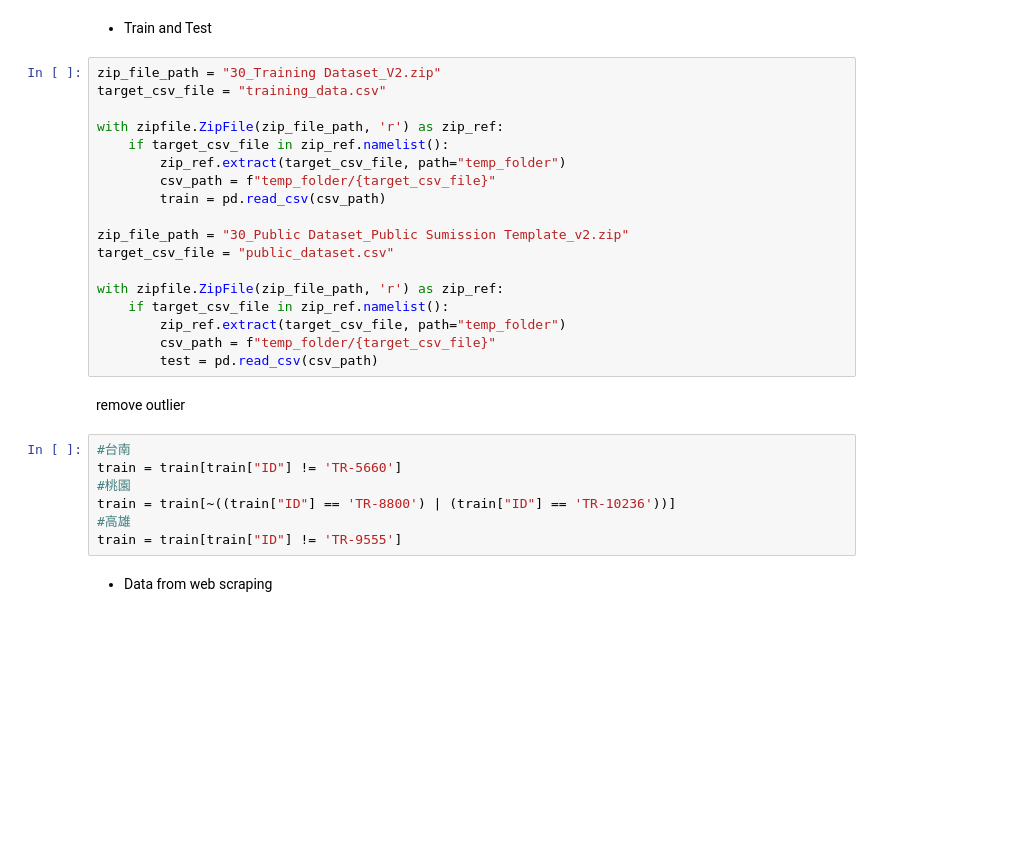
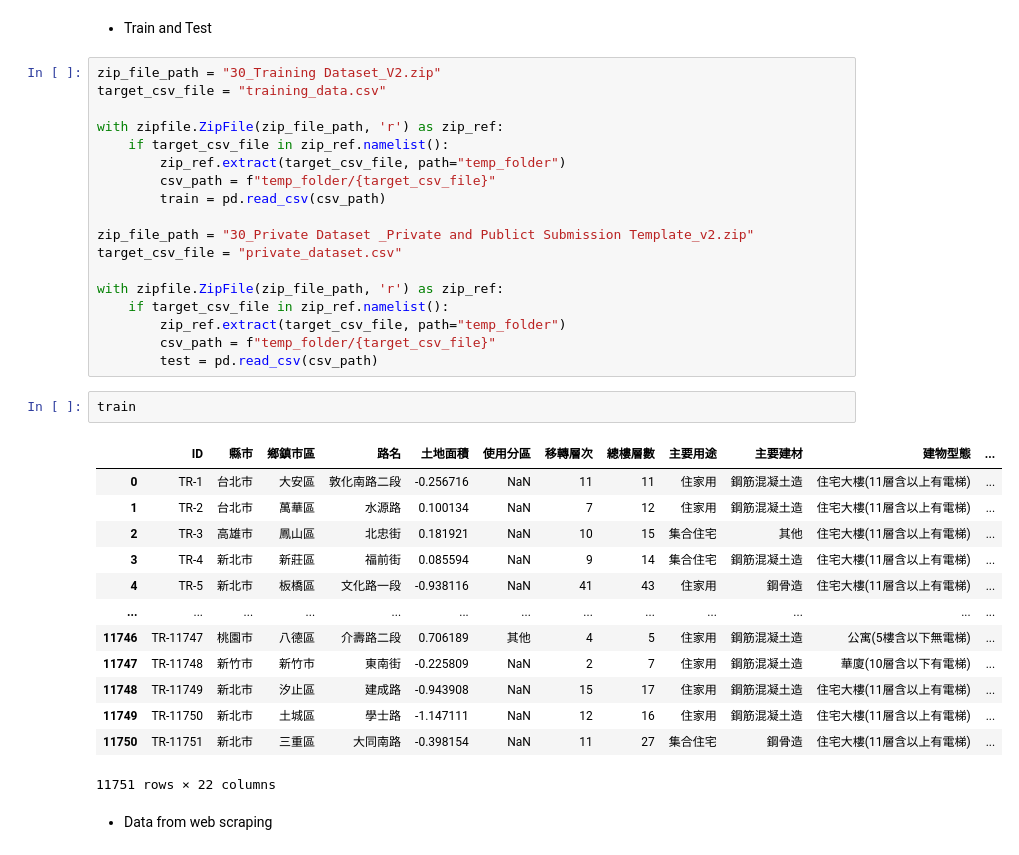
Before and after one commit to BluedreamV1B3/Taiwan-House-Price-Prediction-Competition, a Jupyter notebook: House Price Prediction Competition.ipynb, the cells around one changed output. Cells and saved outputs as stored; diff of their text form; blank space fills up the shorter version.

```diff
--- a/House Price Prediction Competition.ipynb
+++ b/House Price Prediction Competition.ipynb
@@ -57,23 +61,30 @@ with zipfile.ZipFile(zip_file_path, 'r') as zip_ref:
         csv_path = f"temp_folder/{target_csv_file}"
         train = pd.read_csv(csv_path)
 
-zip_file_path = "30_Public Dataset_Public Sumission Template_v2.zip"
-target_csv_file = "public_dataset.csv"
+zip_file_path = "30_Private Dataset _Private and Publict Submission Template_v2.zip"
+target_csv_file = "private_dataset.csv"
 
 with zipfile.ZipFile(zip_file_path, 'r') as zip_ref:
     if target_csv_file in zip_ref.namelist():
         zip_ref.extract(target_csv_file, path="temp_folder")
         csv_path = f"temp_folder/{target_csv_file}"
         test = pd.read_csv(csv_path)
-# %% [markdown]
-remove outlier
-# %%
-#台南
-train = train[train["ID"] != 'TR-5660']
-#桃園
-train = train[~((train["ID"] == 'TR-8800') | (train["ID"] == 'TR-10236'))]
-#高雄
-train = train[train["ID"] != 'TR-9555']
+# %%
+train
+# %% [output]
+|  | ID | 縣市 | 鄉鎮市區 | 路名 | 土地面積 | 使用分區 | 移轉層次 | 總樓層數 | 主要用途 | 主要建材 | 建物型態 | ... |
+| 0 | TR-1 | 台北市 | 大安區 | 敦化南路二段 | -0.256716 | NaN | 11 | 11 | 住家用 | 鋼筋混凝土造 | 住宅大樓(11層含以上有電梯) | ... |
+| 1 | TR-2 | 台北市 | 萬華區 | 水源路 | 0.100134 | NaN | 7 | 12 | 住家用 | 鋼筋混凝土造 | 住宅大樓(11層含以上有電梯) | ... |
+| 2 | TR-3 | 高雄市 | 鳳山區 | 北忠街 | 0.181921 | NaN | 10 | 15 | 集合住宅 | 其他 | 住宅大樓(11層含以上有電梯) | ... |
+| 3 | TR-4 | 新北市 | 新莊區 | 福前街 | 0.085594 | NaN | 9 | 14 | 集合住宅 | 鋼筋混凝土造 | 住宅大樓(11層含以上有電梯) | ... |
+| 4 | TR-5 | 新北市 | 板橋區 | 文化路一段 | -0.938116 | NaN | 41 | 43 | 住家用 | 鋼骨造 | 住宅大樓(11層含以上有電梯) | ... |
+| ... | ... | ... | ... | ... | ... | ... | ... | ... | ... | ... | ... | ... |
+| 11746 | TR-11747 | 桃園市 | 八德區 | 介壽路二段 | 0.706189 | 其他 | 4 | 5 | 住家用 | 鋼筋混凝土造 | 公寓(5樓含以下無電梯) | ... |
+| 11747 | TR-11748 | 新竹市 | 新竹市 | 東南街 | -0.225809 | NaN | 2 | 7 | 住家用 | 鋼筋混凝土造 | 華廈(10層含以下有電梯) | ... |
+| 11748 | TR-11749 | 新北市 | 汐止區 | 建成路 | -0.943908 | NaN | 15 | 17 | 住家用 | 鋼筋混凝土造 | 住宅大樓(11層含以上有電梯) | ... |
+| 11749 | TR-11750 | 新北市 | 土城區 | 學士路 | -1.147111 | NaN | 12 | 16 | 住家用 | 鋼筋混凝土造 | 住宅大樓(11層含以上有電梯) | ... |
+| 11750 | TR-11751 | 新北市 | 三重區 | 大同南路 | -0.398154 | NaN | 11 | 27 | 集合住宅 | 鋼骨造 | 住宅大樓(11層含以上有電梯) | ... |
+11751 rows × 22 columns
 # %% [markdown]
 * Data from web scraping
 # %%
```
Also changed, not shown: parts of 201 cells of this notebook, 1 other file.
